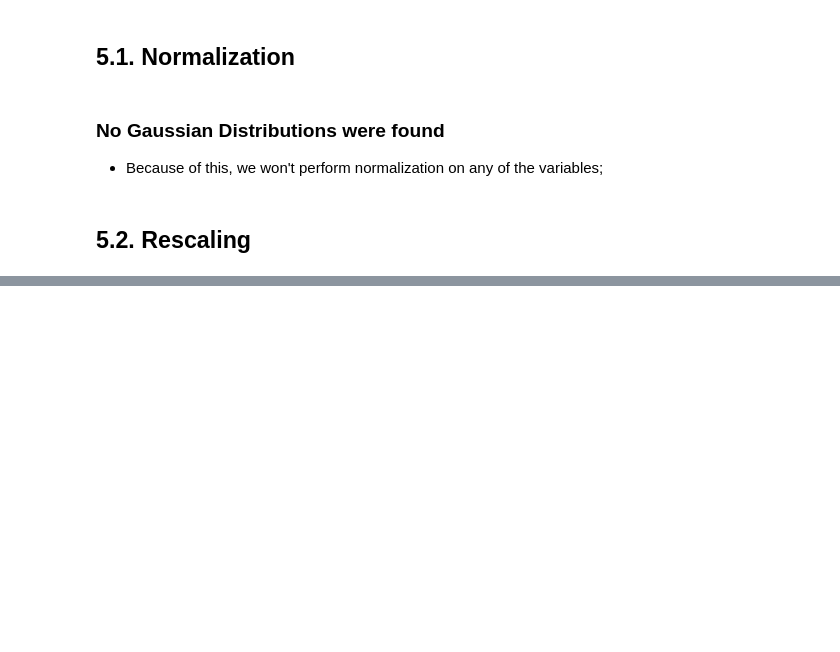
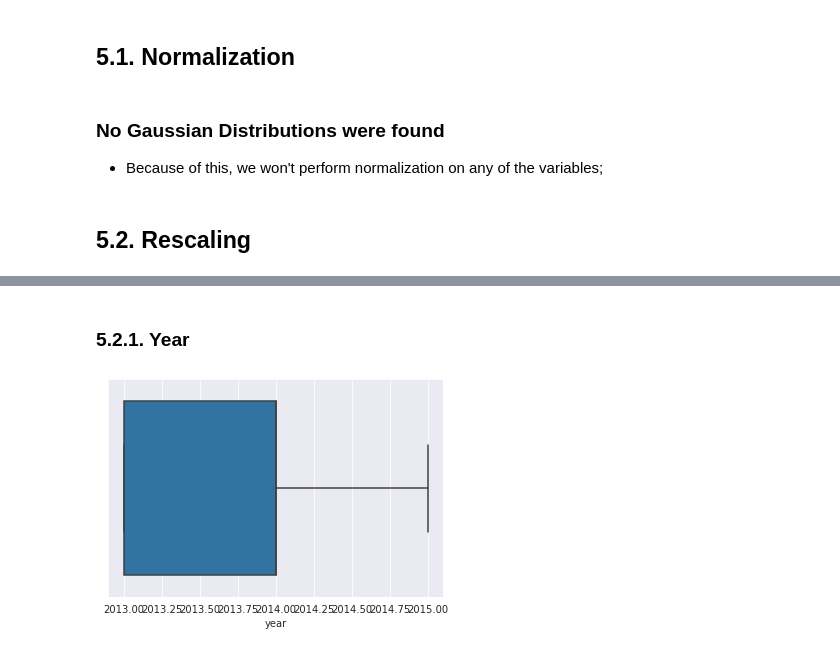
Before and after one commit to Matheus-Homem/future-sales-prediction, a Jupyter notebook: notebook/Russian_Weekly_Sales_Forecast.ipynb, the cells around one changed output, grey strips where cells are left out. Cells and saved outputs as stored; diff of their text form; code cells hidden in the pictures; blank space fills up the shorter version.

```diff
--- a/notebook/Russian_Weekly_Sales_Forecast.ipynb
+++ b/notebook/Russian_Weekly_Sales_Forecast.ipynb
@@ -832 +861,9 @@ holiday                        int64
 dtype: object
+# %% [markdown]
+### 5.2.1. Year
+# %%
+#@title Boxplot of Year
+sns.boxplot(df5['year'])
+plt.show()
+# %% [output]
+[figure, added]
```
Also changed, not shown: parts of 13 cells of this notebook.
